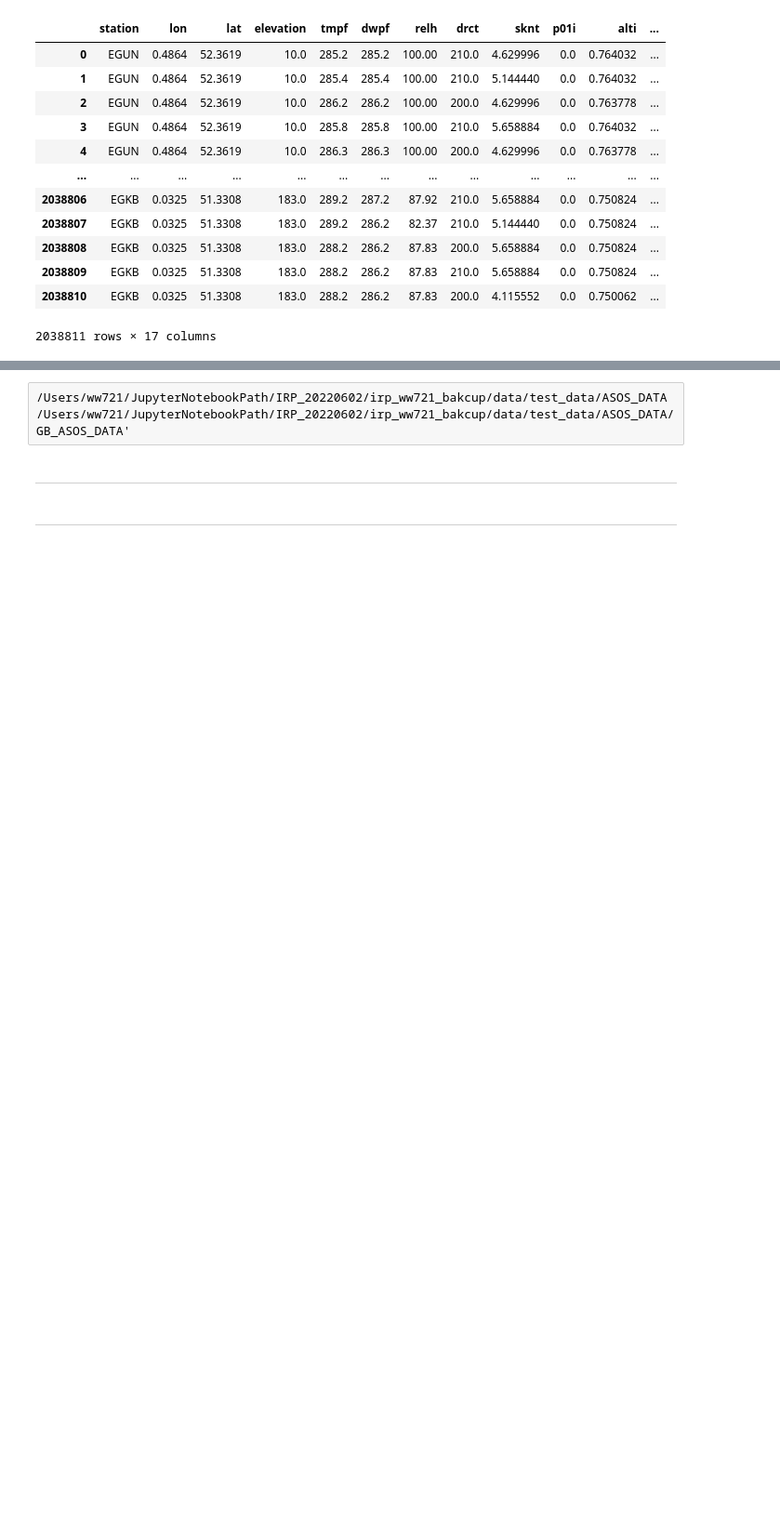
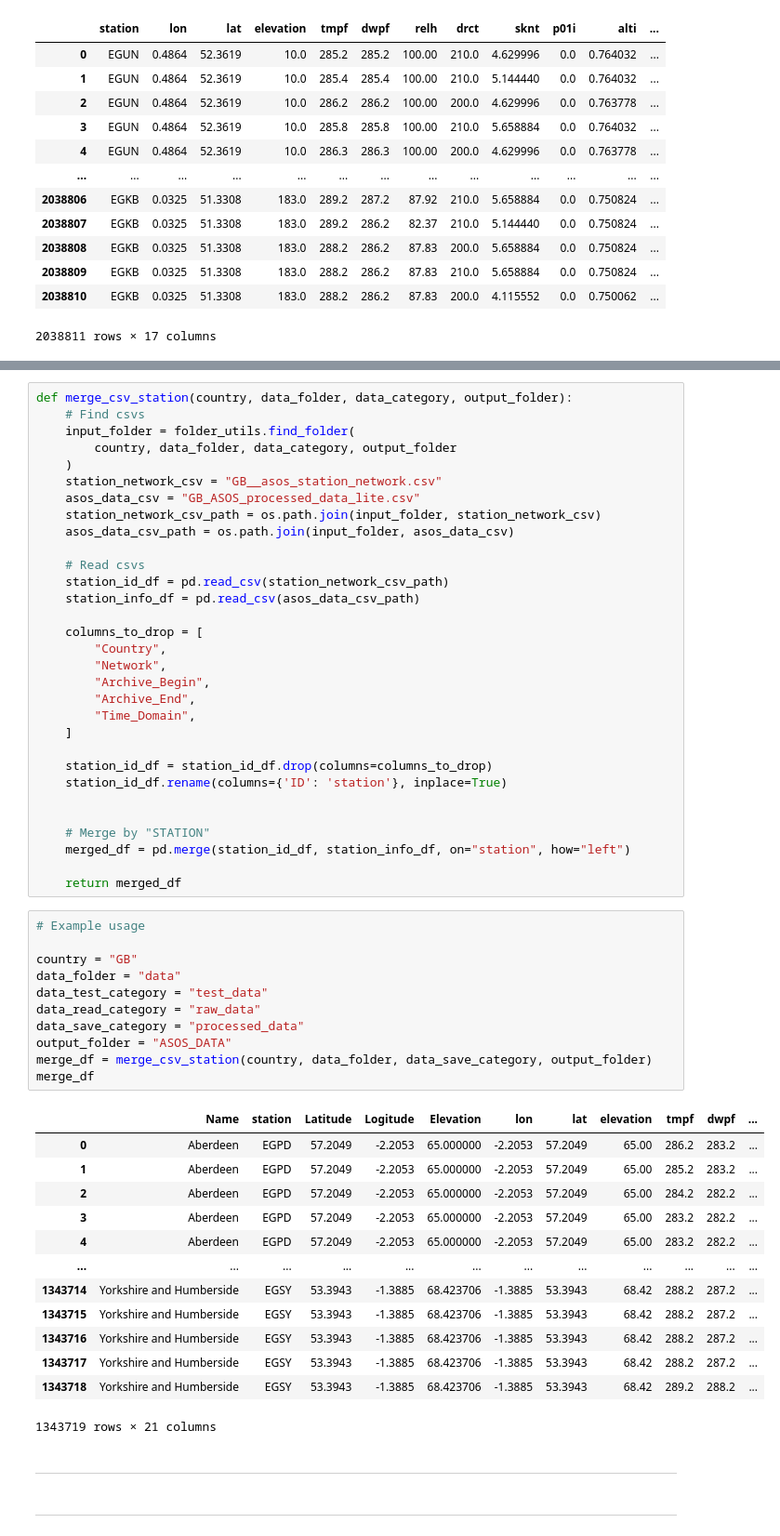
Before and after one commit to acse-ww721/DA_ML_ERA5_ASOS_Weather_Forecasting_UK, a Jupyter notebook: src/preprocessing/test_data_asos_preprocessing.ipynb, the cells around one changed output, grey strips where cells are left out. Shown at 93% size. Saved outputs shown, nothing was run; the diff lists cells and outputs as text; blank space fills up the shorter version.

```diff
--- a/src/preprocessing/test_data_asos_preprocessing.ipynb
+++ b/src/preprocessing/test_data_asos_preprocessing.ipynb
@@ -158,9 +187,62 @@ save_asos_processed_data(
 # %% [output]
 Folder '/Users/ww721/JupyterNotebookPath/IRP_20220602/irp_ww721_bakcup/data/processed_data/ASOS_DATA/GB_ASOS_DATA' created successfully.
 GB_ASOS_processed_data.csv done!
-# %%
-/Users/ww721/JupyterNotebookPath/IRP_20220602/irp_ww721_bakcup/data/test_data/ASOS_DATA
-/Users/ww721/JupyterNotebookPath/IRP_20220602/irp_ww721_bakcup/data/test_data/ASOS_DATA/GB_ASOS_DATA'
+# %%
+def merge_csv_station(country, data_folder, data_category, output_folder):
+    # Find csvs
+    input_folder = folder_utils.find_folder(
+        country, data_folder, data_category, output_folder
+    )
+    station_network_csv = "GB__asos_station_network.csv"
+    asos_data_csv = "GB_ASOS_processed_data_lite.csv"
+    station_network_csv_path = os.path.join(input_folder, station_network_csv)
+    asos_data_csv_path = os.path.join(input_folder, asos_data_csv)
+
+    # Read csvs
+    station_id_df = pd.read_csv(station_network_csv_path)
+    station_info_df = pd.read_csv(asos_data_csv_path)
+
+    columns_to_drop = [
+        "Country",
+        "Network",
+        "Archive_Begin",
+        "Archive_End",
+        "Time_Domain",
+    ]
+
+    station_id_df = station_id_df.drop(columns=columns_to_drop)
+    station_id_df.rename(columns={'ID': 'station'}, inplace=True)
+
+
+    # Merge by "STATION"
+    merged_df = pd.merge(station_id_df, station_info_df, on="station", how="left")
+
+    return merged_df
+# %%
+# Example usage
+
+country = "GB"
+data_folder = "data"
+data_test_category = "test_data"
+data_read_category = "raw_data"
+data_save_category = "processed_data"
+output_folder = "ASOS_DATA"
+merge_df = merge_csv_station(country, data_folder, data_save_category, output_folder)
+merge_df
+# %% [output]
+|  | Name | station | Latitude | Logitude | Elevation | lon | lat | elevation | tmpf | dwpf | ... |
+| 0 | Aberdeen | EGPD | 57.2049 | -2.2053 | 65.000000 | -2.2053 | 57.2049 | 65.00 | 286.2 | 283.2 | ... |
+| 1 | Aberdeen | EGPD | 57.2049 | -2.2053 | 65.000000 | -2.2053 | 57.2049 | 65.00 | 285.2 | 283.2 | ... |
+| 2 | Aberdeen | EGPD | 57.2049 | -2.2053 | 65.000000 | -2.2053 | 57.2049 | 65.00 | 284.2 | 282.2 | ... |
+| 3 | Aberdeen | EGPD | 57.2049 | -2.2053 | 65.000000 | -2.2053 | 57.2049 | 65.00 | 283.2 | 282.2 | ... |
+| 4 | Aberdeen | EGPD | 57.2049 | -2.2053 | 65.000000 | -2.2053 | 57.2049 | 65.00 | 283.2 | 282.2 | ... |
+| ... | ... | ... | ... | ... | ... | ... | ... | ... | ... | ... | ... |
+| 1343714 | Yorkshire and Humberside | EGSY | 53.3943 | -1.3885 | 68.423706 | -1.3885 | 53.3943 | 68.42 | 288.2 | 287.2 | ... |
+| 1343715 | Yorkshire and Humberside | EGSY | 53.3943 | -1.3885 | 68.423706 | -1.3885 | 53.3943 | 68.42 | 288.2 | 287.2 | ... |
+| 1343716 | Yorkshire and Humberside | EGSY | 53.3943 | -1.3885 | 68.423706 | -1.3885 | 53.3943 | 68.42 | 288.2 | 287.2 | ... |
+| 1343717 | Yorkshire and Humberside | EGSY | 53.3943 | -1.3885 | 68.423706 | -1.3885 | 53.3943 | 68.42 | 288.2 | 287.2 | ... |
+| 1343718 | Yorkshire and Humberside | EGSY | 53.3943 | -1.3885 | 68.423706 | -1.3885 | 53.3943 | 68.42 | 289.2 | 288.2 | ... |
+1343719 rows × 21 columns
 # %% [markdown]
 ---
 # %% [markdown]
```
Also changed, not shown: parts of 5 cells of this notebook, 3 other files.
